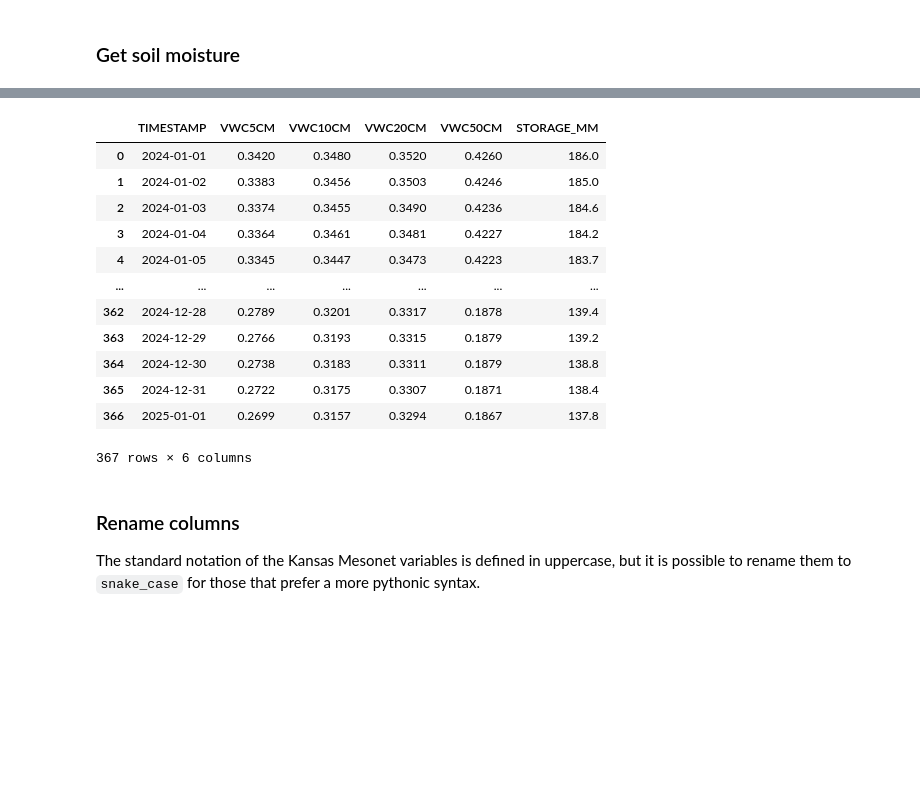
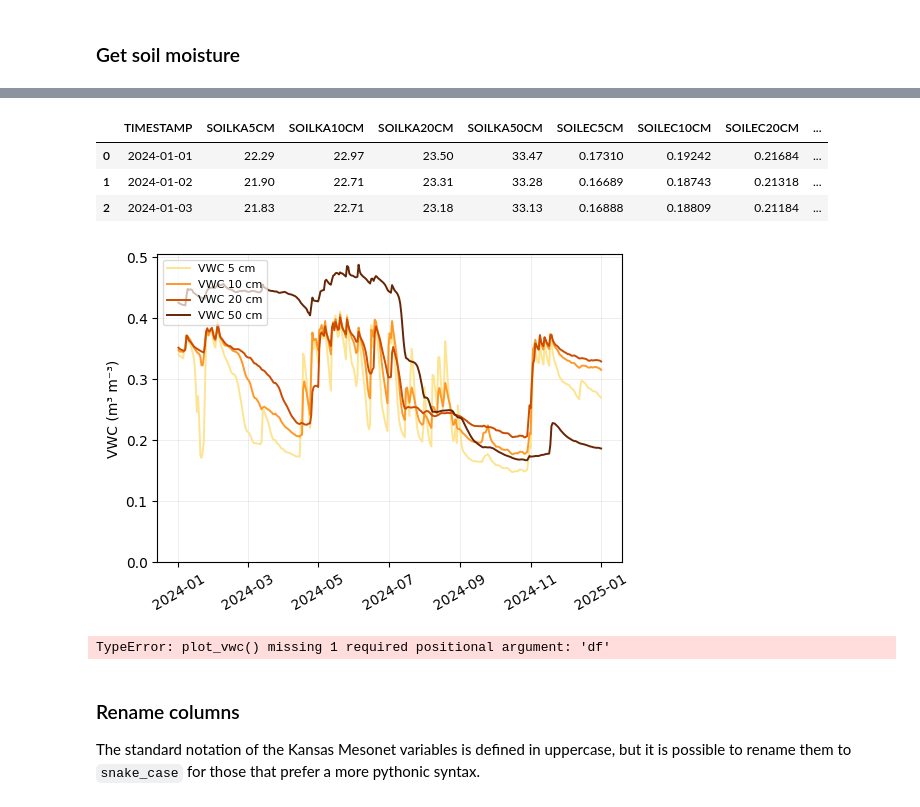
Before and after one commit to soilwater/ksmesopy, a Jupyter notebook: ksmesopy/examples/examples.ipynb, the cells around one changed output, grey strips where cells are left out. Drawn from its saved outputs; the diff is of its cells as text; code cells hidden in the pictures; blank space fills up the shorter version.

Commit message:
Updated charts

```diff
--- a/ksmesopy/examples/examples.ipynb
+++ b/ksmesopy/examples/examples.ipynb
@@ -71,3 +129,4 @@ df = ms.request_data(
 # %%
-ms.calibrate_vwc(df)
+df = ms.calibrate_vwc(df)
+df.head(3)
 # %% [output]
@@ -87,19 +137,24 @@ ms.calibrate_vwc(df)
 # %%
-ms.compute_soil_water_storage(ms.calibrate_vwc(df))
+df = ms.compute_soil_water_storage(df)
+df.head(3)
 # %% [output]
-|  | TIMESTAMP | VWC5CM | VWC10CM | VWC20CM | VWC50CM | STORAGE_MM |
-| 0 | 2024-01-01 | 0.3420 | 0.3480 | 0.3520 | 0.4260 | 186.0 |
-| 1 | 2024-01-02 | 0.3383 | 0.3456 | 0.3503 | 0.4246 | 185.0 |
-| 2 | 2024-01-03 | 0.3374 | 0.3455 | 0.3490 | 0.4236 | 184.6 |
-| 3 | 2024-01-04 | 0.3364 | 0.3461 | 0.3481 | 0.4227 | 184.2 |
-| 4 | 2024-01-05 | 0.3345 | 0.3447 | 0.3473 | 0.4223 | 183.7 |
-| ... | ... | ... | ... | ... | ... | ... |
-| 362 | 2024-12-28 | 0.2789 | 0.3201 | 0.3317 | 0.1878 | 139.4 |
-| 363 | 2024-12-29 | 0.2766 | 0.3193 | 0.3315 | 0.1879 | 139.2 |
-| 364 | 2024-12-30 | 0.2738 | 0.3183 | 0.3311 | 0.1879 | 138.8 |
-| 365 | 2024-12-31 | 0.2722 | 0.3175 | 0.3307 | 0.1871 | 138.4 |
-| 366 | 2025-01-01 | 0.2699 | 0.3157 | 0.3294 | 0.1867 | 137.8 |
+|  | TIMESTAMP | SOILKA5CM | SOILKA10CM | SOILKA20CM | SOILKA50CM | SOILEC5CM | SOILEC10CM | SOILEC20CM | ... |
+| 0 | 2024-01-01 | 22.29 | 22.97 | 23.50 | 33.47 | 0.17310 | 0.19242 | 0.21684 | ... |
+| 1 | 2024-01-02 | 21.90 | 22.71 | 23.31 | 33.28 | 0.16689 | 0.18743 | 0.21318 | ... |
+| 2 | 2024-01-03 | 21.83 | 22.71 | 23.18 | 33.13 | 0.16888 | 0.18809 | 0.21184 | ... |
-367 rows × 6 columns
+# %%
+fig, ax = plt.subplots(1, 1, sharex=True, figsize=(6, 4))
+charts.plot_vwc(ax=ax, df=df, variables=['VWC5CM','VWC10CM','VWC20CM','VWC50CM'])
+plt.show()
+# %% [output]
+[figure, added]
+# %%
+fig, axes = plt.subplots(3, 1, sharex=True, figsize=(10, 8))
+ms.plot_temperature(axes[0], df, ["TEMP2MAVG", "TEMP2MMIN", "TEMP2MMAX"])
+ms.plot_precip(axes[1], df, "PRECIP")
+ms.plot_humidity(axes[2], df, "RELHUM2MAVG")
+# %% [output]
+TypeError: plot_vwc() missing 1 required positional argument: 'df'
 # %% [markdown]
 ### Rename columns
 The standard notation of the Kansas Mesonet variables is defined in uppercase, but it is possible to rename them to `snake_case` for those that prefer a more pythonic syntax.
```
Also changed, not shown: parts of 11 cells of this notebook, 2 other files.
